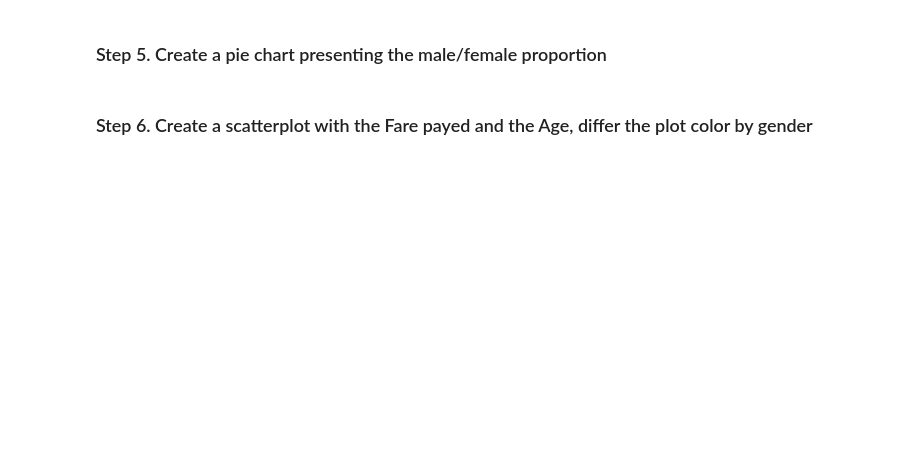
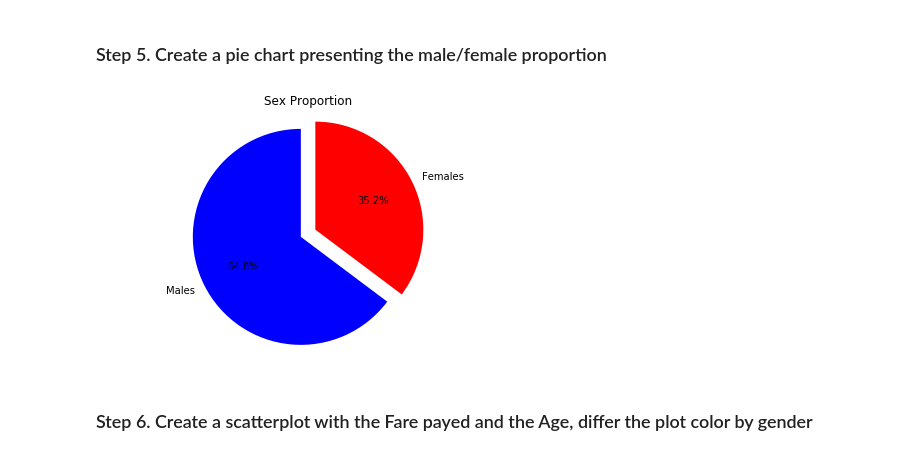
Before and after one commit to TingYang227/pandas_exercises, a Jupyter notebook: 07_Visualization/Titanic_Desaster/Exercises.ipynb, the cells around one changed output. Saved outputs shown, nothing was run; the diff lists cells and outputs as text; code cells hidden in the pictures; blank space fills up the shorter version.

```diff
--- a/07_Visualization/Titanic_Desaster/Exercises.ipynb
+++ b/07_Visualization/Titanic_Desaster/Exercises.ipynb
@@ -47,4 +56,47 @@ titanic.head()
 # %% [markdown]
 ### Step 5. Create a pie chart presenting the male/female proportion
+# %%
+# sum the instances of males and females
+males = (titanic['Sex'] == 'male').sum()
+females = (titanic['Sex'] == 'female').sum()
+
+# put them into a list called proportions
+proportions = [males, females]
+
+# Create a pie chart
+plt.pie(
+    # using proportions
+    proportions,
+
+    # with the labels being officer names
+    labels = ['Males', 'Females'],
+
+    # with no shadows
+    shadow = False,
+
+    # with colors
+    colors = ['blue','red'],
+
+    # with one slide exploded out
+    explode = (0.15 , 0),
+
+    # with the start angle at 90%
+    startangle = 90,
+
+    # with the percent listed as a fraction
+    autopct = '%1.1f%%'
+    )
+
+# View the plot drop above
+plt.axis('equal')
+
+# Set labels
+plt.title("Sex Proportion")
+
+# View the plot
+plt.tight_layout()
+plt.show()
+# %% [output]
+[figure, added]
 # %% [markdown]
 ### Step 6. Create a scatterplot with the Fare payed and the Age, differ the plot color by gender
```
Also changed, not shown: parts of 3 cells of this notebook.
